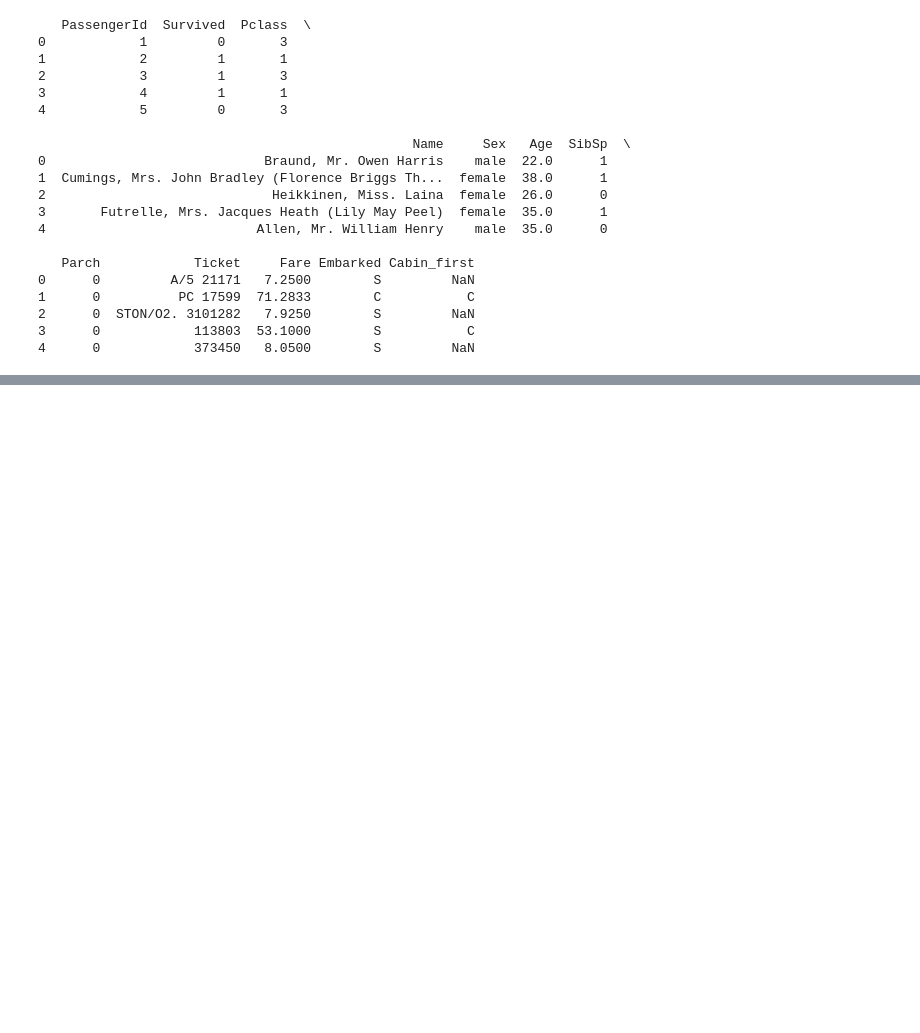
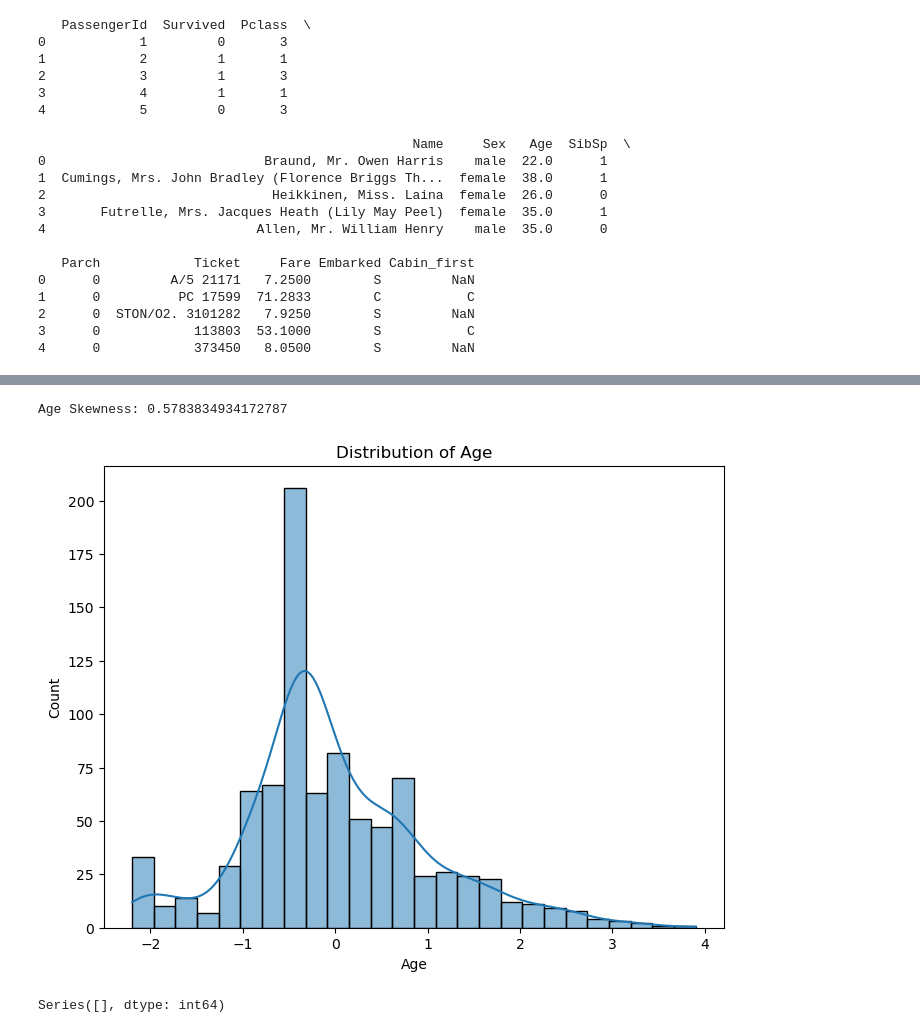
Before and after one commit to lshwa/titanic, a Jupyter notebook: 너비아니.ipynb, the cells around one changed output, grey strips where cells are left out. Drawn from its saved outputs; the diff is of its cells as text; code cells hidden in the pictures; blank space fills up the shorter version.

```diff
--- a/너비아니.ipynb
+++ b/너비아니.ipynb
@@ -200,0 +621,7 @@ print(file2.head())
+# %%
+# Age 컬럼에서 0인 값만 평균값으로 대체
+mean_age = file2['Age'].mean()
+file2['Age'] = file2['Age'].replace(0, mean_age)
+
+# 결과 확인
+print(file2['Age'].describe())
@@ -200,0 +647,11 @@ print(file2.head())
+# %%
+from sklearn.preprocessing import StandardScaler
+
+# StandardScaler 객체 생성
+scaler = StandardScaler()
+
+# 나이에 대해서만 표준화 적용
+file2['Age'] = scaler.fit_transform(file2[['Age']])
+
+# 결과 확인
+print(file2['Age'].describe())
@@ -200,0 +668,26 @@ print(file2.head())
+# %%
+import seaborn as sns
+import matplotlib.pyplot as plt
+from scipy.stats import skew
+import numpy as np
+
+# Age 변수의 왜도 계산
+age_skew = skew(file2['Age'].dropna())  # NaN 값 제거 후 왜도 계산
+print(f"Age Skewness: {age_skew}")
+
+# Age 변수의 분포 시각화
+plt.figure(figsize=(8, 6))
+sns.histplot(file2['Age'].dropna(), kde=True)
+plt.title('Distribution of Age')
+plt.show()
+# %% [output]
+Age Skewness: 0.5783834934172787
+[figure, added]
+# %%
+# 결측치 확인
+missing_values = file2.isnull().sum()
+
+# 결측치가 있는 컬럼만 출력
+print(missing_values[missing_values > 0])
+# %% [output]
+Series([], dtype: int64)
```
Also changed, not shown: parts of 43 cells of this notebook, 1 other file.
